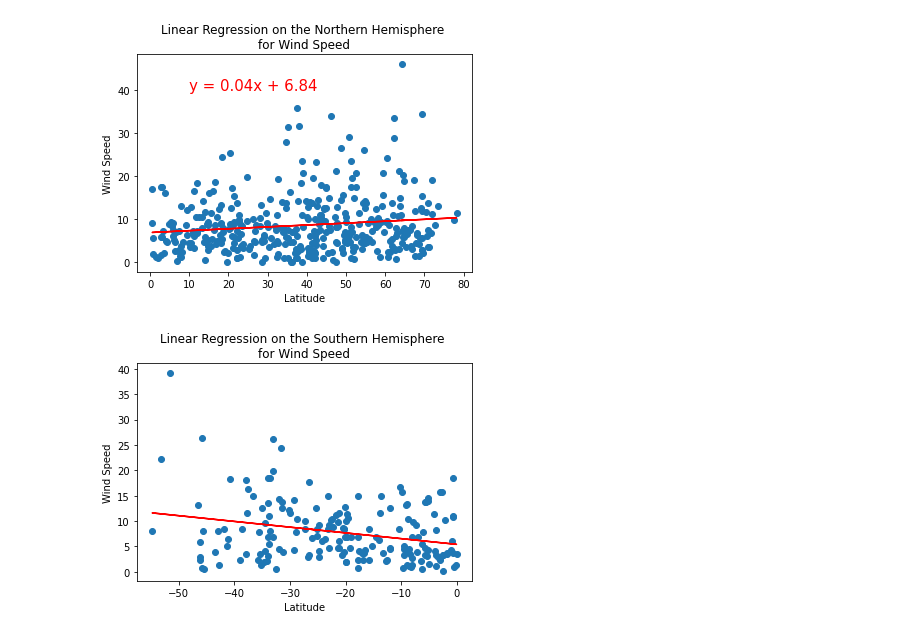
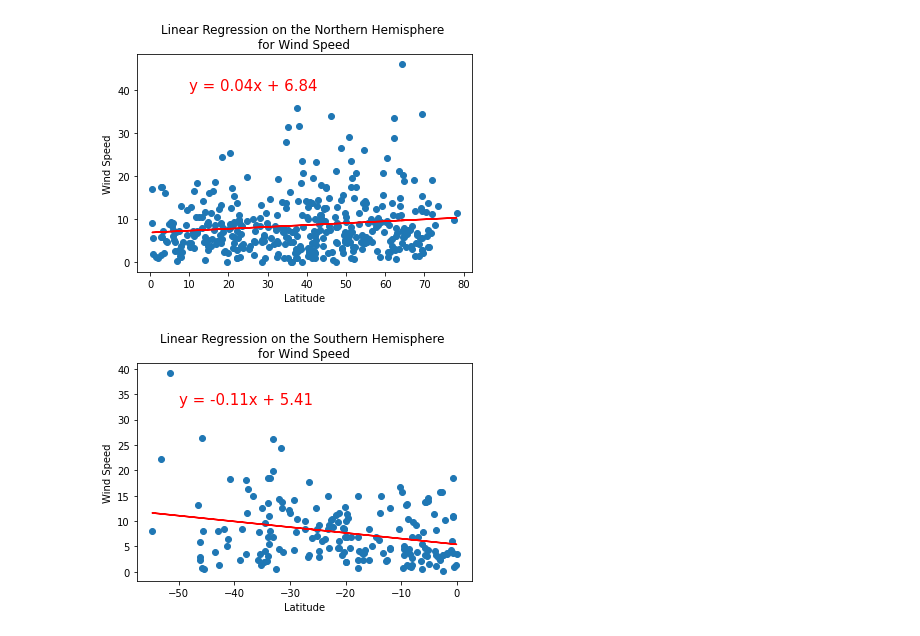
Before and after one commit to efrenbernal90/World_Weather_Analysis, a Jupyter notebook: WeatherPy.ipynb, the cells around one changed output. Cells and saved outputs as stored; diff of their text form; code cells hidden in the pictures.

```diff
--- a/WeatherPy.ipynb
+++ b/WeatherPy.ipynb
@@ -372,9 +372,9 @@ plot_linear_regression(x_values, y_values,
 # %%
 # Linear regression on the Northern Hemisphere
 x_values = southern_hemi_df["Lat"]
 y_values = southern_hemi_df["Wind Speed"]
 # Call the function.
 plot_linear_regression(x_values, y_values,
-                       'Linear Regression on the Southern Hemisphere \nfor Wind Speed', 'Wind Speed',(-50,35))
+                       'Linear Regression on the Southern Hemisphere \nfor Wind Speed', 'Wind Speed',(-50,33))
 # %% [output]
-[figure, old version]
+[figure, new version]
```
Also changed, not shown: 5 other files.
